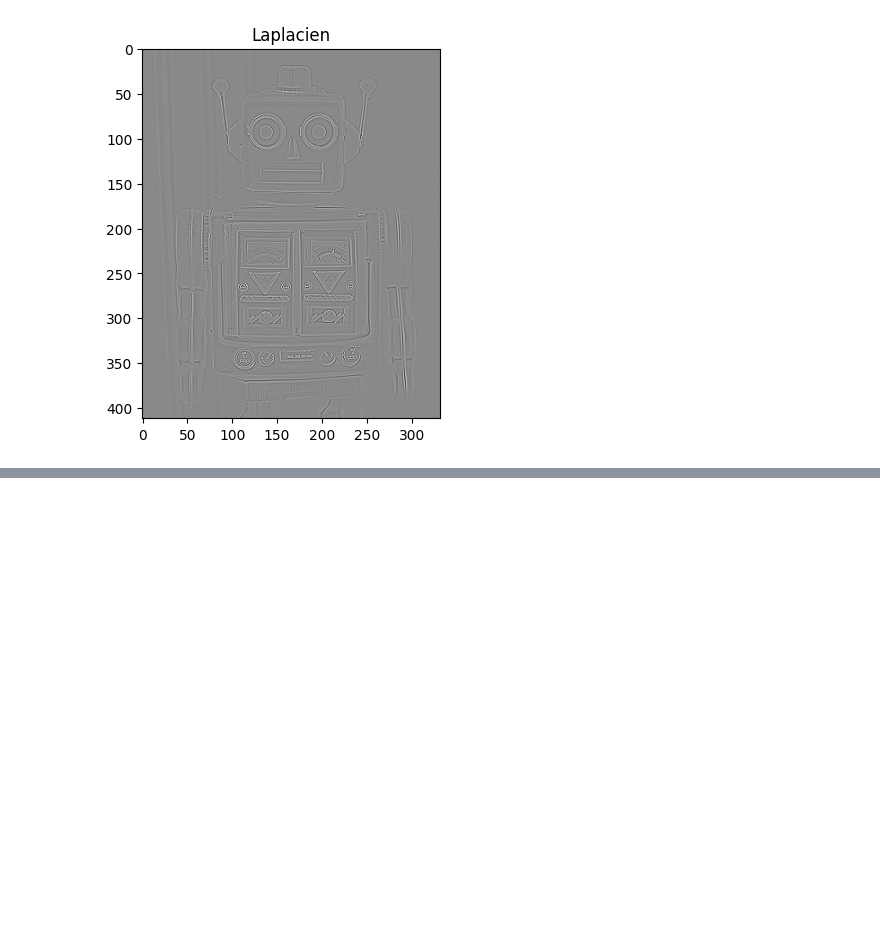
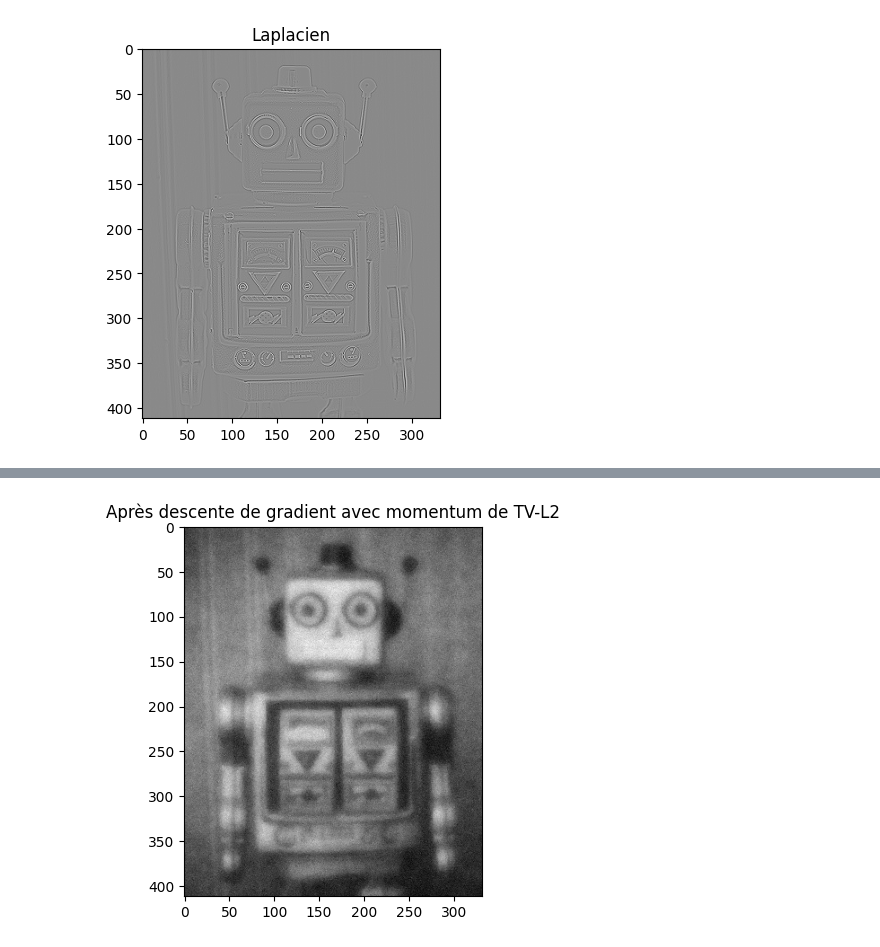
Before and after one commit to LouisedeFer/Projet-opti, a Jupyter notebook: projet.ipynb, the cells around one changed output, grey strips where cells are left out. Drawn from its saved outputs; the diff is of its cells as text; code cells hidden in the pictures; blank space fills up the shorter version.

```diff
--- a/projet.ipynb
+++ b/projet.ipynb
@@ -117,0 +234,23 @@ print(
+# %%
+beta = 0.9
+
+def optim_gradient_momentum(grad_fun, x0, L, xb, max_iter=100, epsilon_grad_fun=1e-8):
+    global beta
+    nb_iter = 0
+    x = x0
+    p = -grad_fun(x, xb)
+    while nb_iter <= max_iter and np.linalg.norm(grad_fun(x, xb)) > epsilon_grad_fun:
+        nb_iter += 1
+        p = beta * p + (1 - beta) * (-grad_fun(x, xb))
+        x += L * p
+    return x
+
+
+x0, pas, m_iter = np.zeros(imgR.shape), 1e-1, 100
+imgRB_opti_TVL2_mom = optim_gradient_momentum(grad_TVL2, x0, pas, imgRB, m_iter)
+
+plt.imshow(imgRB_opti_TVL2_mom, cmap="gray")
+plt.title("Après descente de gradient avec momentum de TV-L2")
+plt.show();
+# %% [output]
+[figure, added]
```
Also changed, not shown: parts of 19 cells of this notebook.
